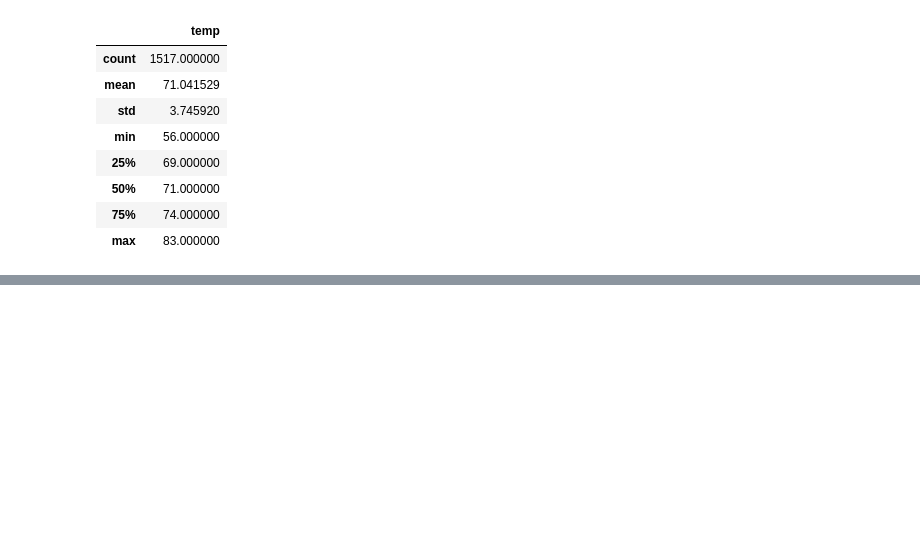
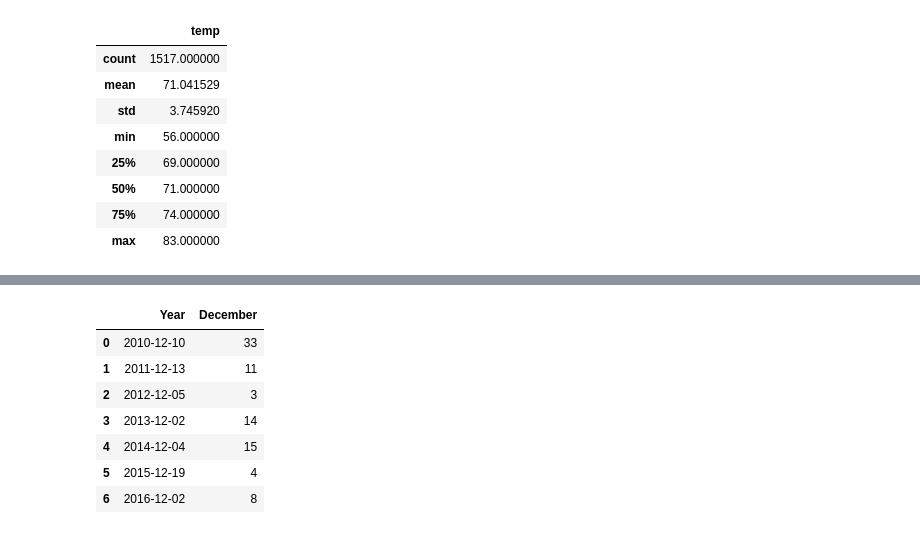
Before and after one commit to shamayun/Surfs_up, a Jupyter notebook: Resources/SurfsUp_Challenge.ipynb, the cells around one changed output, grey strips where cells are left out. Saved outputs shown, nothing was run; the diff lists cells and outputs as text; code cells hidden in the pictures; blank space fills up the shorter version.

```diff
--- a/Resources/SurfsUp_Challenge.ipynb
+++ b/Resources/SurfsUp_Challenge.ipynb
@@ -141,0 +167,12 @@ dec_df.describe()
+# %%
+dec_count_df=pd.DataFrame(dec_count, columns=['Year', 'December'])
+dec_count_df
+# %% [output]
+|  | Year | December |
+| 0 | 2010-12-10 | 33 |
+| 1 | 2011-12-13 | 11 |
+| 2 | 2012-12-05 | 3 |
+| 3 | 2013-12-02 | 14 |
+| 4 | 2014-12-04 | 15 |
+| 5 | 2015-12-19 | 4 |
+| 6 | 2016-12-02 | 8 |
```
Also changed, not shown: parts of 7 cells of this notebook.
